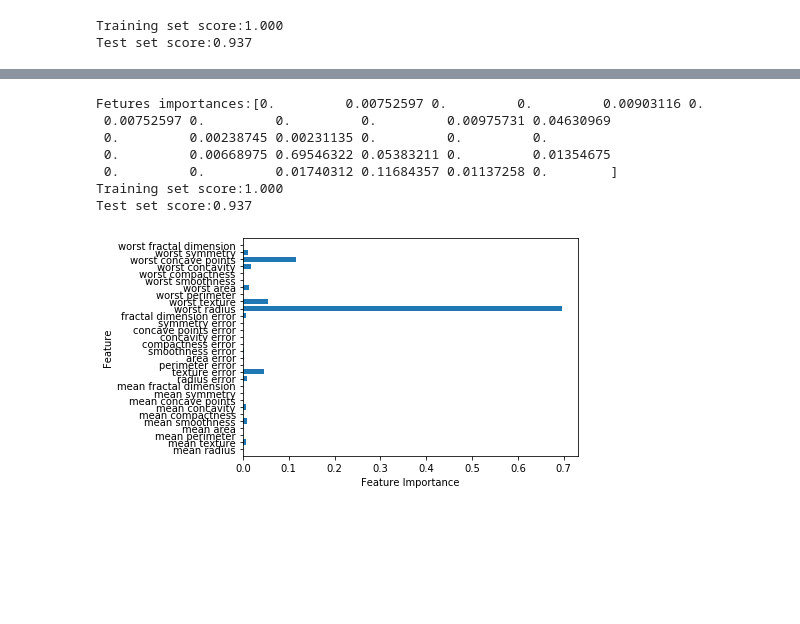
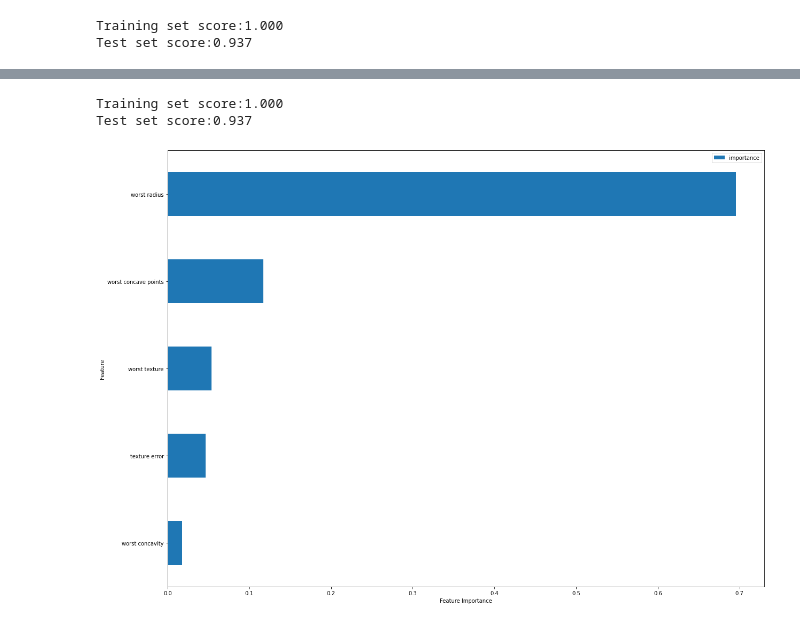
Before and after one commit to FabioMMaia/Machine_Learning, a Jupyter notebook: Classification Algorithms/Decision Tree Classifier.ipynb, the cells around one changed output, grey strips where cells are left out. Drawn from its saved outputs; the diff is of its cells as text; code cells hidden in the pictures; blank space fills up the shorter version.

```diff
--- a/Classification Algorithms/Decision Tree Classifier.ipynb
+++ b/Classification Algorithms/Decision Tree Classifier.ipynb
@@ -390,7 +543,7 @@ ExecutableNotFound: failed to execute ['dot', '-Tsvg'], make sure the Graphviz e
 # %%
 cancer= load_breast_cancer()
 
-X_train, X_test, y_train, y_test= tts(cancer.data,cancer.target,stratify=cancer.target, random_state=42)
+X_train, X_test, y_train, y_test= train_test_split(cancer.data,cancer.target,stratify=cancer.target, random_state=42)
 
 tree = DecisionTreeClassifier(random_state=0)
 
@@ -403,26 +569,20 @@ Test set score:0.937
 # %%
-print ('Fetures importances:{}'.format(tree.feature_importances_))
-np.sum(tree.feature_importances_)
-
 def plot_feature_imp_cancer(model):
-
-    n_features=cancer.data.shape[1]
-    array_i=np.arange(n_features)
-    plt.barh(array_i, model.feature_importances_, align='center')
-    plt.yticks(array_i, cancer.feature_names)
+    fig, axis = plt.subplots(1,1, figsize=(20,15))
+    df_feat_imp = (pd.DataFrame({'feature':cancer.feature_names,
+                                'importance':model.feature_importances_})
+                   .set_index('feature')
+                   .sort_values(by='importance', ascending=False)
+                   .head()
+                   .sort_values(by='importance', ascending=True)
+                   .plot(kind='barh',ax=axis))
     plt.xlabel('Feature Importance')
     plt.ylabel('Feature')
-    plt.ylim(-1,n_features)
 
-plot_feature_imp_cancer(tree)
+plot_feature_imp_cancer(tree);
 
 print('Training set score:{:.3f}\nTest set score:{:.3f}'.format(tree.score(X_train, y_train),tree.score(X_test, y_test)))
 # %% [output]
-Fetures importances:[0.         0.00752597 0.         0.         0.00903116 0.
- 0.00752597 0.         0.         0.         0.00975731 0.04630969
- 0.         0.00238745 0.00231135 0.         0.         0.
- 0.         0.00668975 0.69546322 0.05383211 0.         0.01354675
- 0.         0.         0.01740312 0.11684357 0.01137258 0.        ]
 Training set score:1.000
 Test set score:0.937
-[figure, old version]
+[figure, new version]
```
Also changed, not shown: parts of 33 cells of this notebook, 15 other files.
